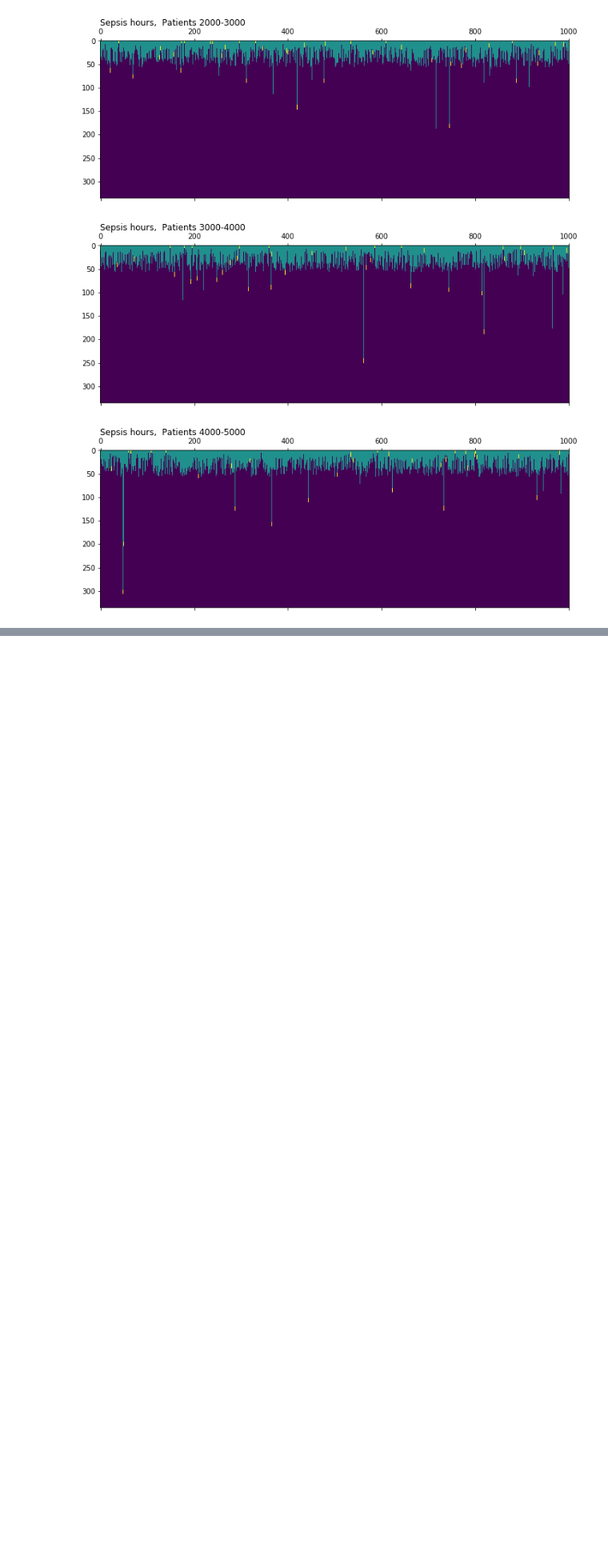
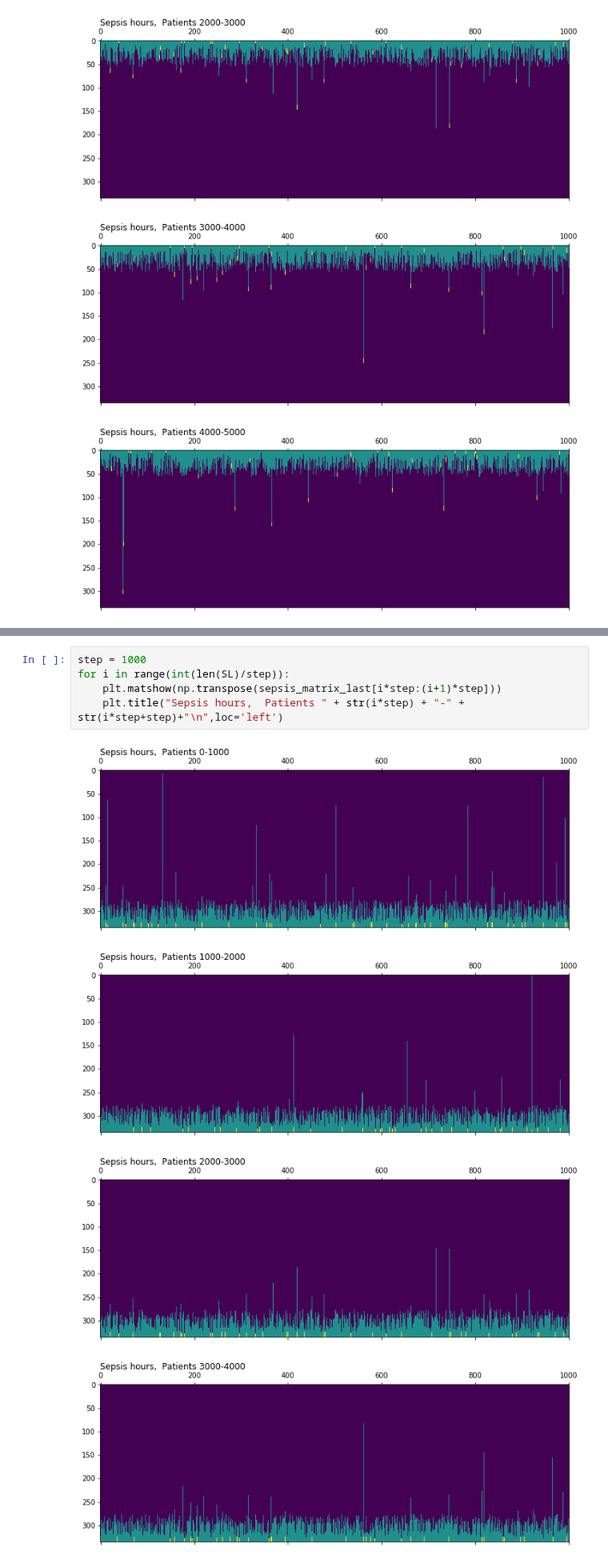
Before and after one commit to malfarasplux/pnet2019, a Jupyter notebook: explore_ipynb/sepsis_positive_matrix.ipynb, the cells around one changed output, grey strips where cells are left out. Shown at 80% size. Drawn from its saved outputs; the diff is of its cells as text; blank space fills up the shorter version.

```diff
--- a/explore_ipynb/sepsis_positive_matrix.ipynb
+++ b/explore_ipynb/sepsis_positive_matrix.ipynb
@@ -214,0 +233,10 @@ for i in range(int(len(SL)/step)):
+# %%
+step = 1000
+for i in range(int(len(SL)/step)):
+    plt.matshow(np.transpose(sepsis_matrix_last[i*step:(i+1)*step]))
+    plt.title("Sepsis hours,  Patients " + str(i*step) + "-" + str(i*step+step)+"\n",loc='left')
+# %% [output]
+[figure, added]
+[figure, added]
+[figure, added]
+[figure, added]
```
Also changed, not shown: parts of 9 cells of this notebook.
